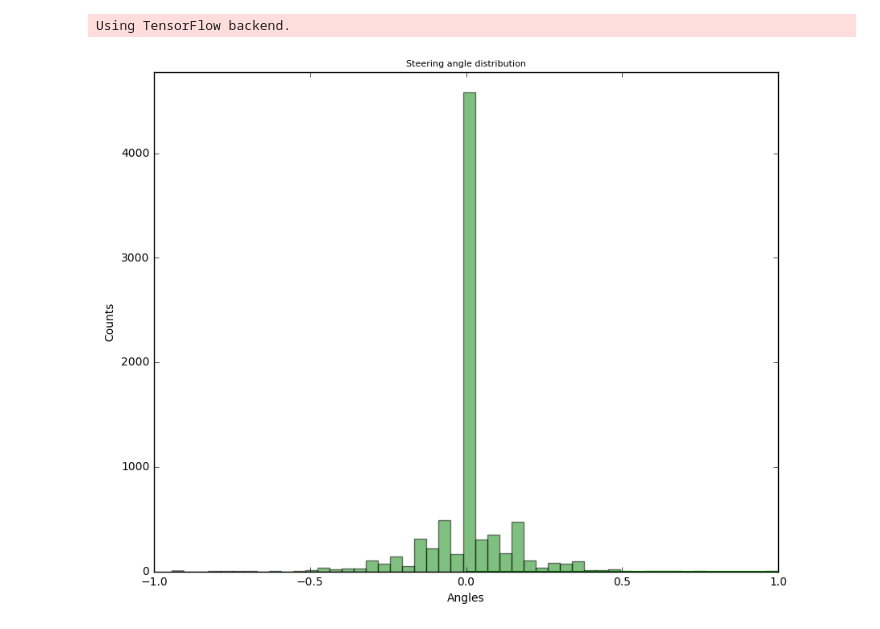
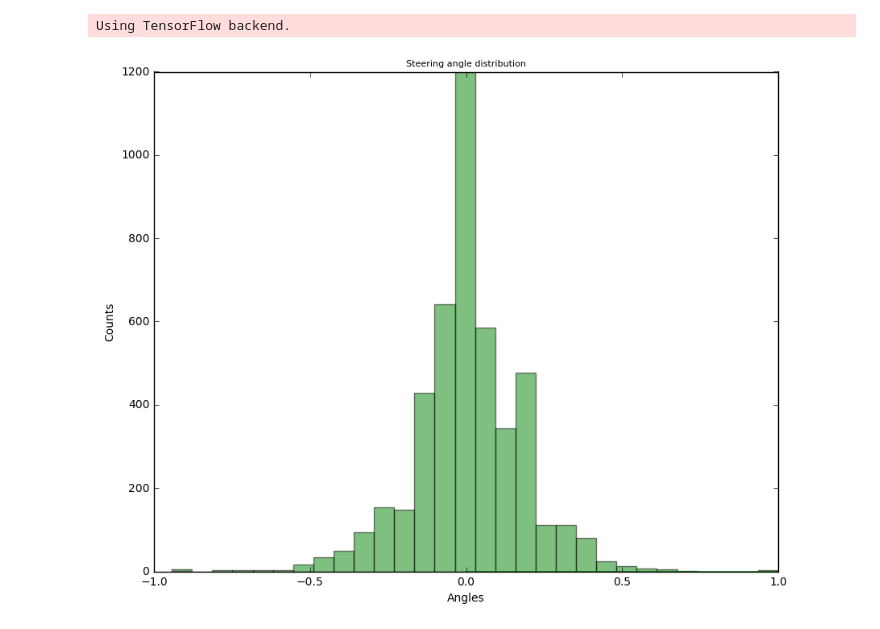
Before and after one commit to iamfaisalkhan/CarND-Behavioral-Cloning, a Jupyter notebook: Behavior-Clonning-v1.ipynb, the cells around one changed output. Saved outputs shown, nothing was run; the diff lists cells and outputs as text; code cells hidden in the pictures.

```diff
--- a/Behavior-Clonning-v1.ipynb
+++ b/Behavior-Clonning-v1.ipynb
@@ -27,27 +27,29 @@ Using TensorFlow backend.
 # %%
 # Load the Udacity dataset.
 data_folder = "./data"
 img_folder = "%s/IMG"%data_folder
 steering_csv = "%s/driving_log.csv"%data_folder
 
 steering = []
 files = []
 
 with open(steering_csv, 'r') as csvfile:
     rows = csv.reader(csvfile, delimiter=',')
     next(rows, None)
     for row in rows:
         steering.append(float(row[3]))
         files.append(["%s/%s"%(data_folder, row[i].strip()) for i in range(3)])
 
-n, bins, _ = plt.hist(steering, 50, facecolor='green', alpha=0.5)
+n, bins, _ = plt.hist(steering, 30, facecolor='green', alpha=0.5)
 plt.plot(bins)
 plt.title('Steering angle distribution')
 plt.xlabel('Angles')
 plt.ylabel('Counts')
-plt.axis([-1, 1, 0, max(n)+200])
+plt.axis([-1, 1, 0, 1200])
 
-plt.show()
+
+#plt.show()
+plt.savefig('angle_distribution.png')
 # %% [output]
-[figure, old version]
+[figure, new version]
 # %%
```
Also changed, not shown: parts of 11 cells of this notebook, 9 other files.
